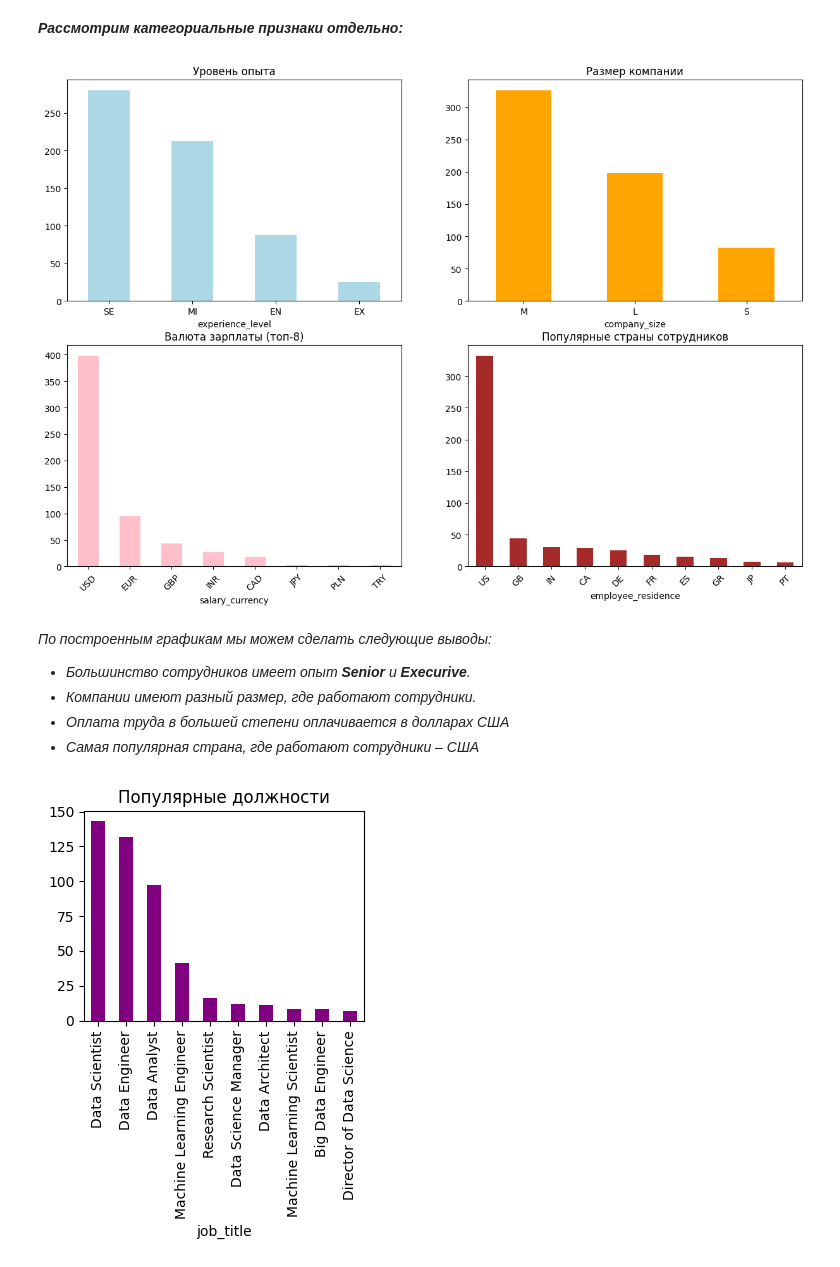
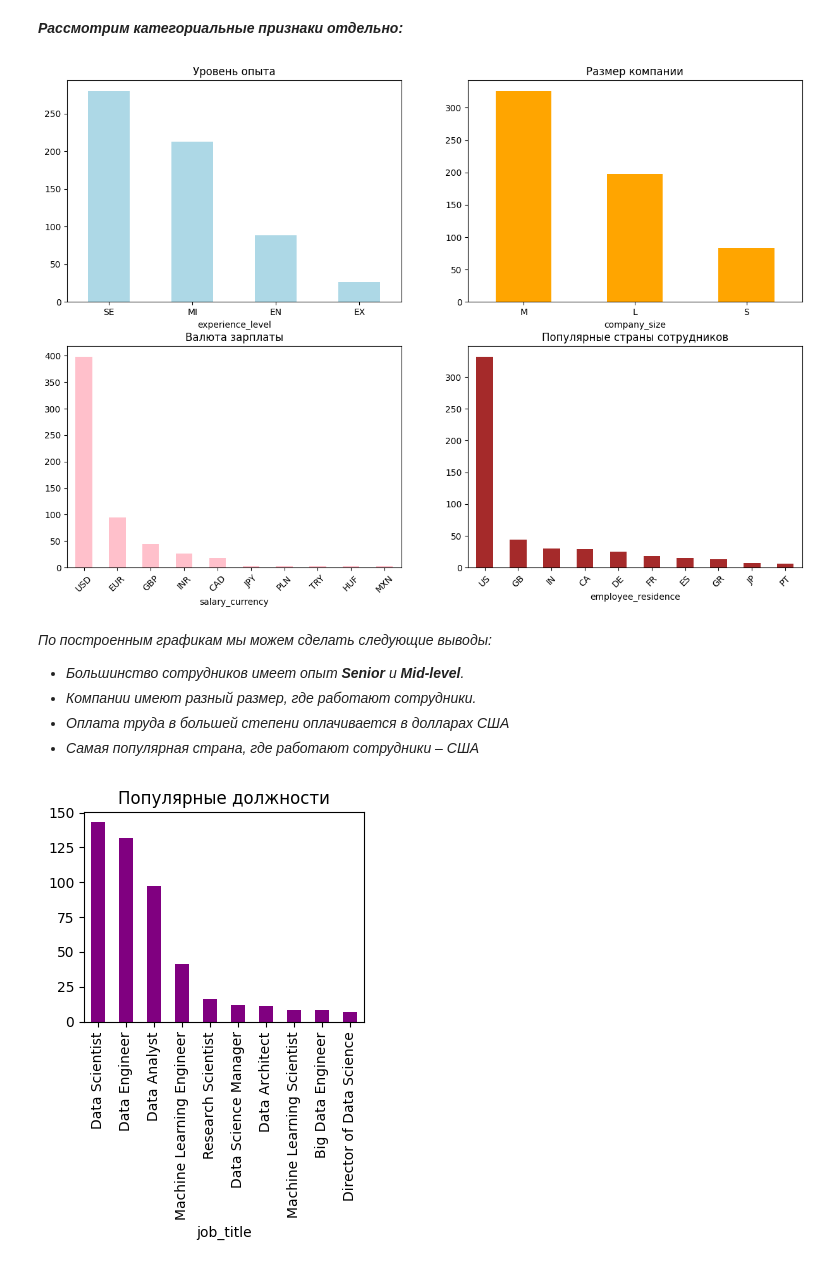
Before and after one commit to kjottboller/Python, a Jupyter notebook: Исследование данных HR-агенства.ipynb, the cells around one changed output. Cells and saved outputs as stored; diff of their text form; code cells hidden in the pictures.

```diff
--- a/Исследование данных HR-агенства.ipynb
+++ b/Исследование данных HR-агенства.ipynb
@@ -198,30 +198,30 @@ plt.show()
 # %%
 plt.figure(figsize=(15, 10))
 
 plt.subplot(2, 2, 1)
 data['experience_level'].value_counts().plot(kind='bar', color='lightblue')
 plt.title('Уровень опыта')
 plt.xticks(rotation=0)
 
 plt.subplot(2, 2, 2)
 data['company_size'].value_counts().plot(kind='bar', color='orange')
 plt.title('Размер компании')
 plt.xticks(rotation=0)
 
 plt.subplot(2, 2, 3)
-data['salary_currency'].value_counts().head(8).plot(kind='bar', color='pink')
-plt.title('Валюта зарплаты (топ-8)')
+data['salary_currency'].value_counts().head(10).plot(kind='bar', color='pink')
+plt.title('Валюта зарплаты')
 plt.xticks(rotation=45)
 
 plt.subplot(2, 2, 4)
 data['employee_residence'].value_counts().head(10).plot(kind='bar', color='brown')
 plt.title('Популярные страны сотрудников')
 plt.xticks(rotation=45);
 # %% [output]
-[figure, old version]
+[figure, new version]
 # %% [markdown]
 *По построенным графикам мы можем сделать следующие выводы:*
-- *Большинство сотрудников имеет опыт **Senior** и **Execurive**.*
+- *Большинство сотрудников имеет опыт **Senior** и **Mid-level**.*
 - *Компании имеют разный размер, где работают сотрудники.*
 - *Оплата труда в большей степени оплачивается в долларах США*
 - *Самая популярная страна, где работают сотрудники – США*
```
Also changed, not shown: parts of 3 cells of this notebook.
